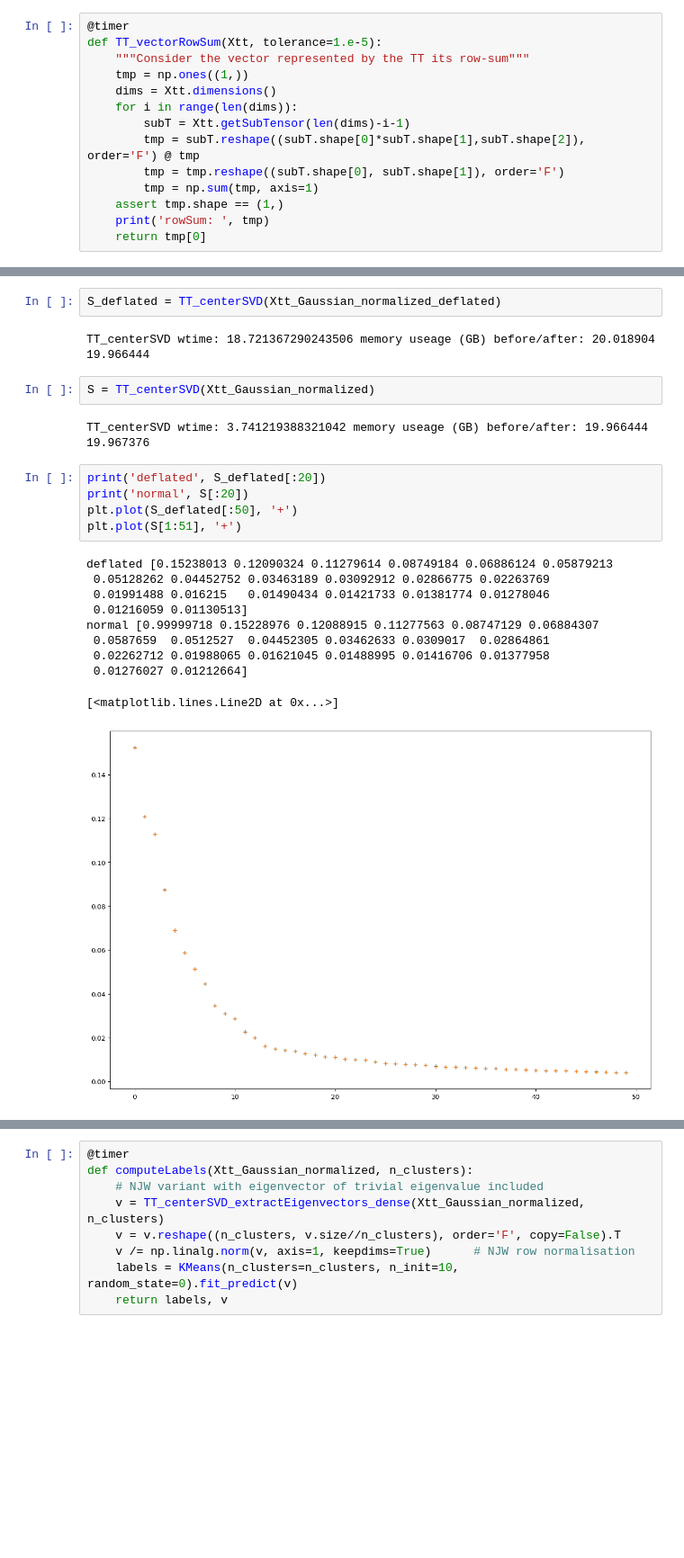
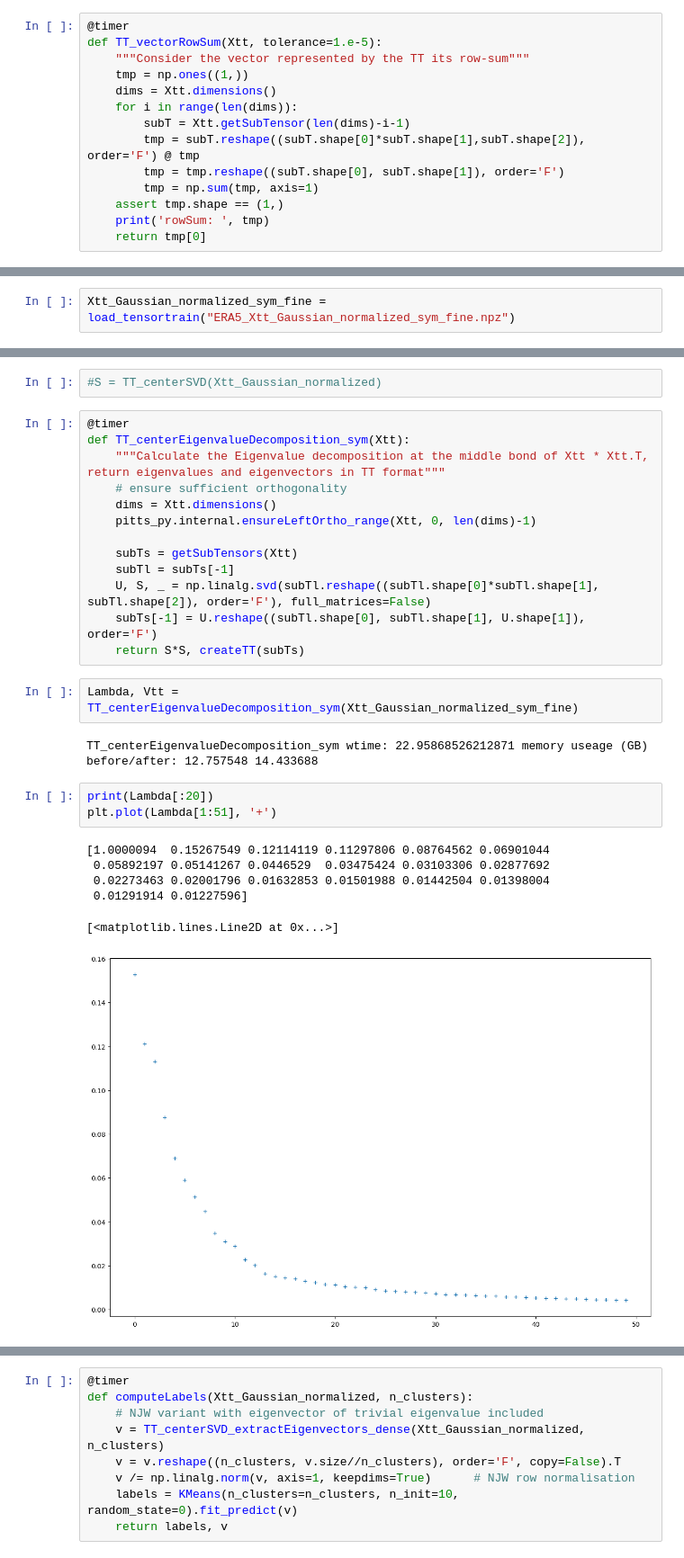
Before and after one commit to melven/pitts, a Jupyter notebook: examples/Interactive_ERA5_thesis.ipynb, the cells around one changed output, grey strips where cells are left out. Shown at 90% size. Cells and saved outputs as stored; diff of their text form; blank space fills up the shorter version.

```diff
--- a/examples/Interactive_ERA5_thesis.ipynb
+++ b/examples/Interactive_ERA5_thesis.ipynb
@@ -357,0 +534,2 @@ def TT_scaleBySqrtInv(Xtt, Dtt, tolerance, nSweeps, maxRank=2000, maxRankMiddle=
+# %%
+Xtt_Gaussian_normalized_sym_fine = load_tensortrain("ERA5_Xtt_Gaussian_normalized_sym_fine.npz")
@@ -421,24 +543,29 @@ TT_cross_Gaussian_scaled wtime: 585.0981992445886 memory useage (GB) before/afte
-# %%
-S_deflated = TT_centerSVD(Xtt_Gaussian_normalized_deflated)
-# %% [output]
-TT_centerSVD wtime: 18.721367290243506 memory useage (GB) before/after: 20.018904 19.966444
 # %%
-S = TT_centerSVD(Xtt_Gaussian_normalized)
+#S = TT_centerSVD(Xtt_Gaussian_normalized)
-# %% [output]
-TT_centerSVD wtime: 3.741219388321042 memory useage (GB) before/after: 19.966444 19.967376
-# %%
-print('deflated', S_deflated[:20])
-print('normal', S[:20])
-plt.plot(S_deflated[:50], '+')
-plt.plot(S[1:51], '+')
-# %% [output]
-deflated [0.15238013 0.12090324 0.11279614 0.08749184 0.06886124 0.05879213
- 0.05128262 0.04452752 0.03463189 0.03092912 0.02866775 0.02263769
- 0.01991488 0.016215   0.01490434 0.01421733 0.01381774 0.01278046
- 0.01216059 0.01130513]
-normal [0.99999718 0.15228976 0.12088915 0.11277563 0.08747129 0.06884307
- 0.0587659  0.0512527  0.04452305 0.03462633 0.0309017  0.02864861
- 0.02262712 0.01988065 0.01621045 0.01488995 0.01416706 0.01377958
- 0.01276027 0.01212664]
-[<matplotlib.lines.Line2D at 0x...>]
-[figure, removed]
+# %%
+@timer
+def TT_centerEigenvalueDecomposition_sym(Xtt):
+    """Calculate the Eigenvalue decomposition at the middle bond of Xtt * Xtt.T, return eigenvalues and eigenvectors in TT format"""
+    # ensure sufficient orthogonality
+    dims = Xtt.dimensions()
+    pitts_py.internal.ensureLeftOrtho_range(Xtt, 0, len(dims)-1)
+
+    subTs = getSubTensors(Xtt)
+    subTl = subTs[-1]
+    U, S, _ = np.linalg.svd(subTl.reshape((subTl.shape[0]*subTl.shape[1], subTl.shape[2]), order='F'), full_matrices=False)
+    subTs[-1] = U.reshape((subTl.shape[0], subTl.shape[1], U.shape[1]), order='F')
+    return S*S, createTT(subTs)
+# %%
+Lambda, Vtt = TT_centerEigenvalueDecomposition_sym(Xtt_Gaussian_normalized_sym_fine)
+# %% [output]
+TT_centerEigenvalueDecomposition_sym wtime: 22.95868526212871 memory useage (GB) before/after: 12.757548 14.433688
+# %%
+print(Lambda[:20])
+plt.plot(Lambda[1:51], '+')
+# %% [output]
+[1.0000094  0.15267549 0.12114119 0.11297806 0.08764562 0.06901044
+ 0.05892197 0.05141267 0.0446529  0.03475424 0.03103306 0.02877692
+ 0.02273463 0.02001796 0.01632853 0.01501988 0.01442504 0.01398004
+ 0.01291914 0.01227596]
+[<matplotlib.lines.Line2D at 0x...>]
+[figure, added]
```
Also changed, not shown: parts of 86 cells of this notebook.
